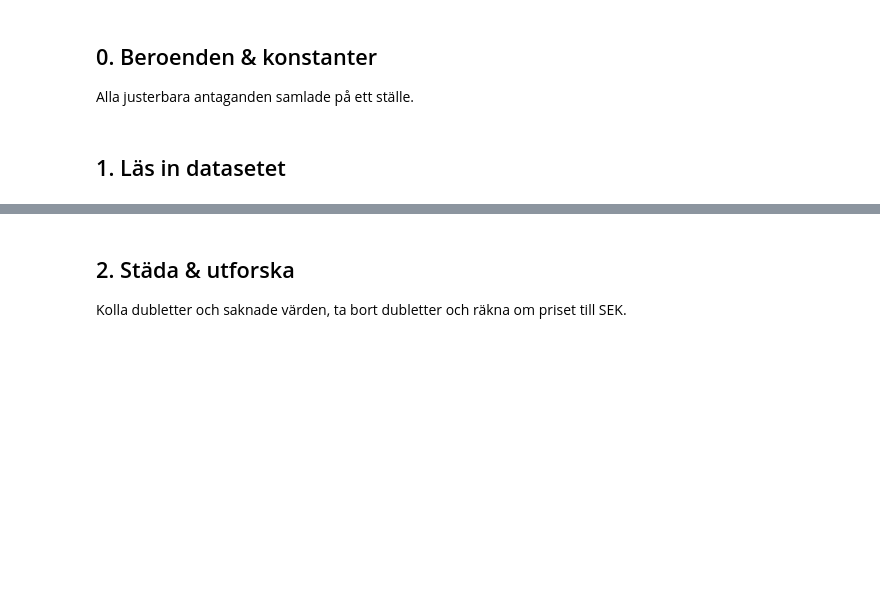
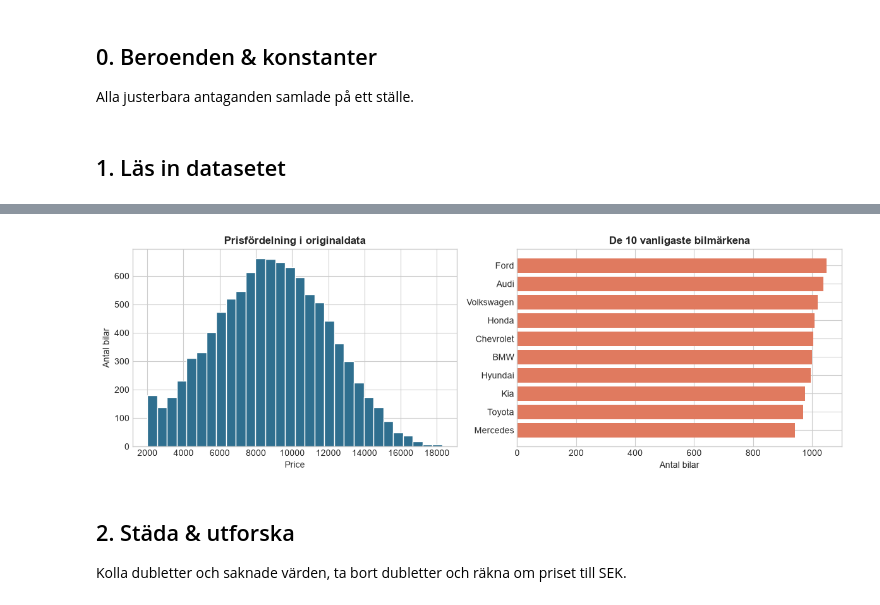
Before and after one commit to maxbergqv1st/car_data_register, a Jupyter notebook: pipeline.ipynb, the cells around one changed output, grey strips where cells are left out. Saved outputs shown, nothing was run; the diff lists cells and outputs as text; code cells hidden in the pictures; blank space fills up the shorter version.

Commit message:
visualls

```diff
--- a/pipeline.ipynb
+++ b/pipeline.ipynb
@@ -13,6 +13,7 @@ En enda notebook, cell för cell: **läs dataset → städa → modellera → ut
 Alla justerbara antaganden samlade på ett ställe.
 # %%
 import pandas as pd
+import matplotlib.pyplot as plt
 from sklearn.compose import ColumnTransformer
 from sklearn.preprocessing import OneHotEncoder
 from sklearn.ensemble import RandomForestRegressor
@@ -20,6 +21,10 @@ from sklearn.linear_model import LinearRegression
 from sklearn.pipeline import Pipeline
 from sklearn.model_selection import train_test_split, cross_val_score
 from sklearn.metrics import mean_absolute_error, mean_squared_error, r2_score
+
+plt.style.use("seaborn-v0_8-whitegrid")
+plt.rcParams["figure.figsize"] = (10, 5)
+plt.rcParams["axes.titleweight"] = "bold"
 
 CSV = "dataset/car_price_dataset.csv"
 
@@ -39,3 +52,20 @@ raw.head()
+# %%
+fig, axes = plt.subplots(1, 2, figsize=(12, 4))
+
+axes[0].hist(raw["Price"], bins=30, color="#2f6f8f", edgecolor="white")
+axes[0].set_title("Prisfördelning i originaldata")
+axes[0].set_xlabel("Price")
+axes[0].set_ylabel("Antal bilar")
+
+brand_counts = raw["Brand"].value_counts().head(10).sort_values()
+axes[1].barh(brand_counts.index, brand_counts.values, color="#e07a5f")
+axes[1].set_title("De 10 vanligaste bilmärkena")
+axes[1].set_xlabel("Antal bilar")
+
+plt.tight_layout()
+plt.show()
+# %% [output]
+[figure, added]
 # %% [markdown]
 ## 2. Städa & utforska
 
```
Also changed, not shown: parts of 6 cells of this notebook, 1 other file.
